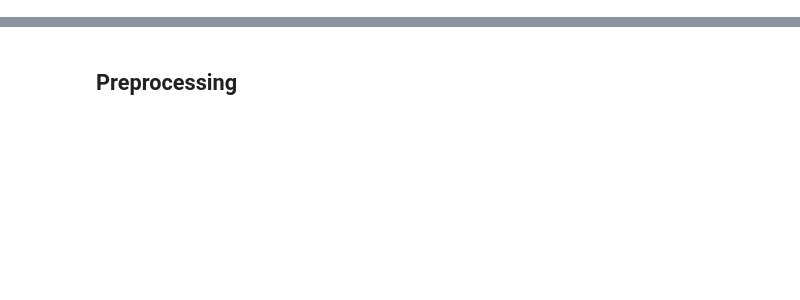
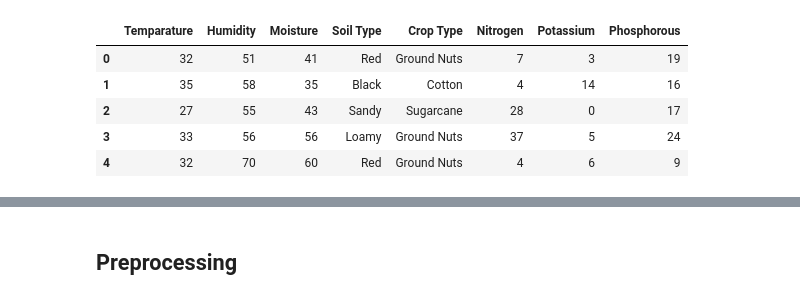
Before and after one commit to jannikhoesch/fertilizers, a Jupyter notebook: predict.ipynb, the cells around one changed output, grey strips where cells are left out. Saved outputs shown, nothing was run; the diff lists cells and outputs as text; code cells hidden in the pictures; blank space fills up the shorter version.

```diff
--- a/predict.ipynb
+++ b/predict.ipynb
@@ -67,0 +28,10 @@ train.describe()
+# %%
+original_target = original_df.pop('Fertilizer Name')
+original_df.head()
+# %% [output]
+|  | Temparature | Humidity | Moisture | Soil Type | Crop Type | Nitrogen | Potassium | Phosphorous |
+| 0 | 32 | 51 | 41 | Red | Ground Nuts | 7 | 3 | 19 |
+| 1 | 35 | 58 | 35 | Black | Cotton | 4 | 14 | 16 |
+| 2 | 27 | 55 | 43 | Sandy | Sugarcane | 28 | 0 | 17 |
+| 3 | 33 | 56 | 56 | Loamy | Ground Nuts | 37 | 5 | 24 |
+| 4 | 32 | 70 | 60 | Red | Ground Nuts | 4 | 6 | 9 |
```
Also changed, not shown: parts of 23 cells of this notebook.
